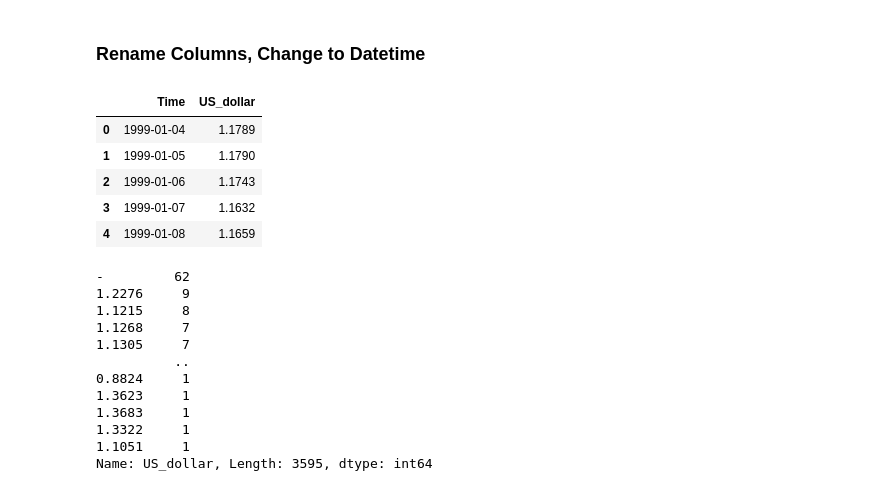
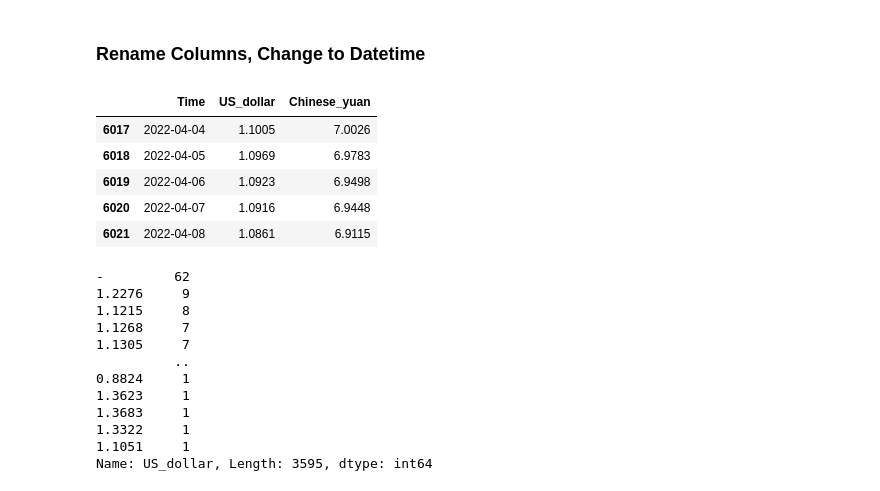
Before and after one commit to nikomccarty/data_science_notebooks, a Jupyter notebook: 20220508_storytelling_viz/538_style_viz.ipynb, the cells around one changed output. Cells and saved outputs as stored; diff of their text form; code cells hidden in the pictures.

Commit message:
made a chart about US and Chinese Yuan values

```diff
--- a/20220508_storytelling_viz/538_style_viz.ipynb
+++ b/20220508_storytelling_viz/538_style_viz.ipynb
@@ -43,22 +45,23 @@ Many columns are missing values. There are 40 columns, most of which were read i
 ### Rename Columns, Change to Datetime
 # %%
 df.rename(columns={'[US dollar ]': 'US_dollar',
+                    '[Chinese yuan renminbi ]': 'Chinese_yuan',
                                'Period\\Unit:': 'Time'},
                       inplace=True)
 df['Time'] = pd.to_datetime(df['Time'])
 df.sort_values('Time', inplace=True)
 df.reset_index(drop=True, inplace=True)
 # %%
-df_sect = df[['Time', 'US_dollar']]
+df_sect = df[['Time', 'US_dollar', 'Chinese_yuan']]
 # %%
-df_sect.head()
+df_sect.tail()
 # %% [output]
-|  | Time | US_dollar |
-| 0 | 1999-01-04 | 1.1789 |
-| 1 | 1999-01-05 | 1.1790 |
-| 2 | 1999-01-06 | 1.1743 |
-| 3 | 1999-01-07 | 1.1632 |
-| 4 | 1999-01-08 | 1.1659 |
+|  | Time | US_dollar | Chinese_yuan |
+| 6017 | 2022-04-04 | 1.1005 | 7.0026 |
+| 6018 | 2022-04-05 | 1.0969 | 6.9783 |
+| 6019 | 2022-04-06 | 1.0923 | 6.9498 |
+| 6020 | 2022-04-07 | 1.0916 | 6.9448 |
+| 6021 | 2022-04-08 | 1.0861 | 6.9115 |
 # %%
 df_sect['US_dollar'].value_counts()
 # %% [output]
```
Also changed, not shown: parts of 24 cells of this notebook.
